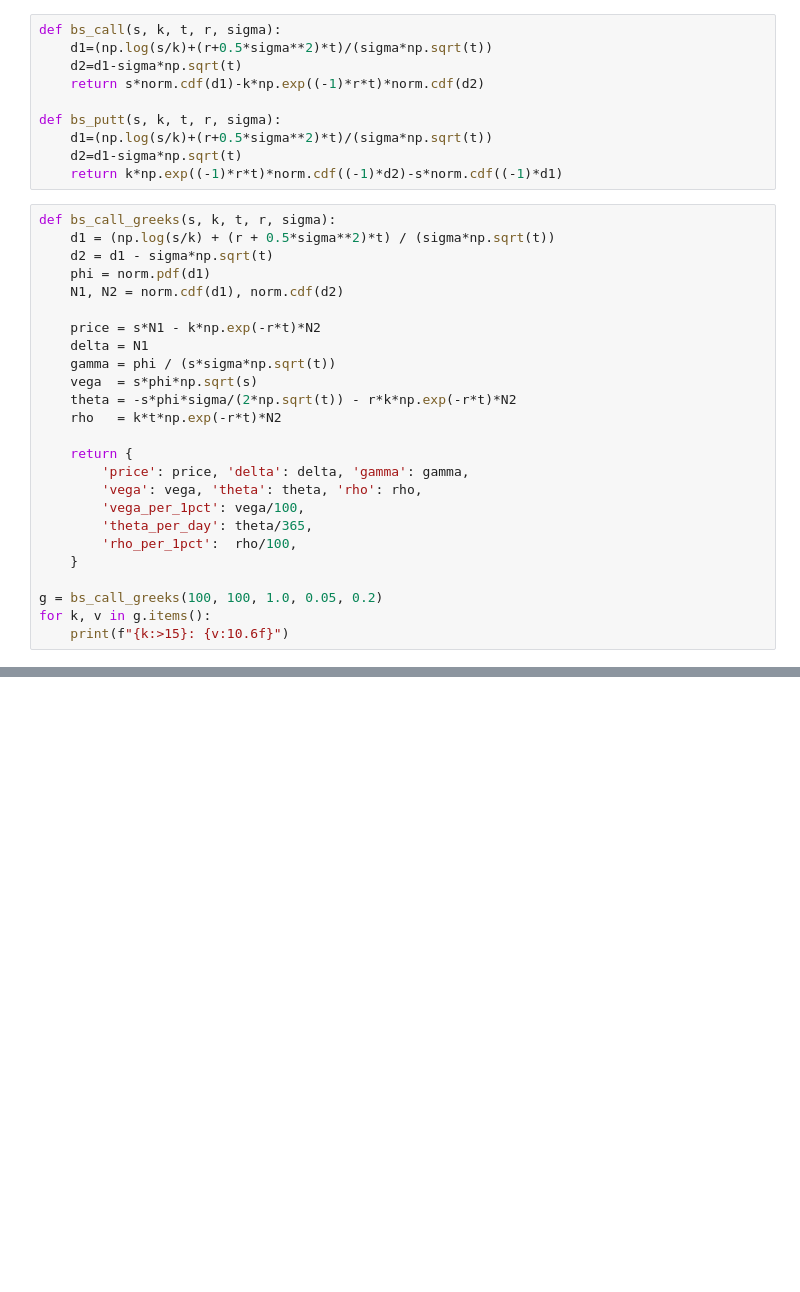
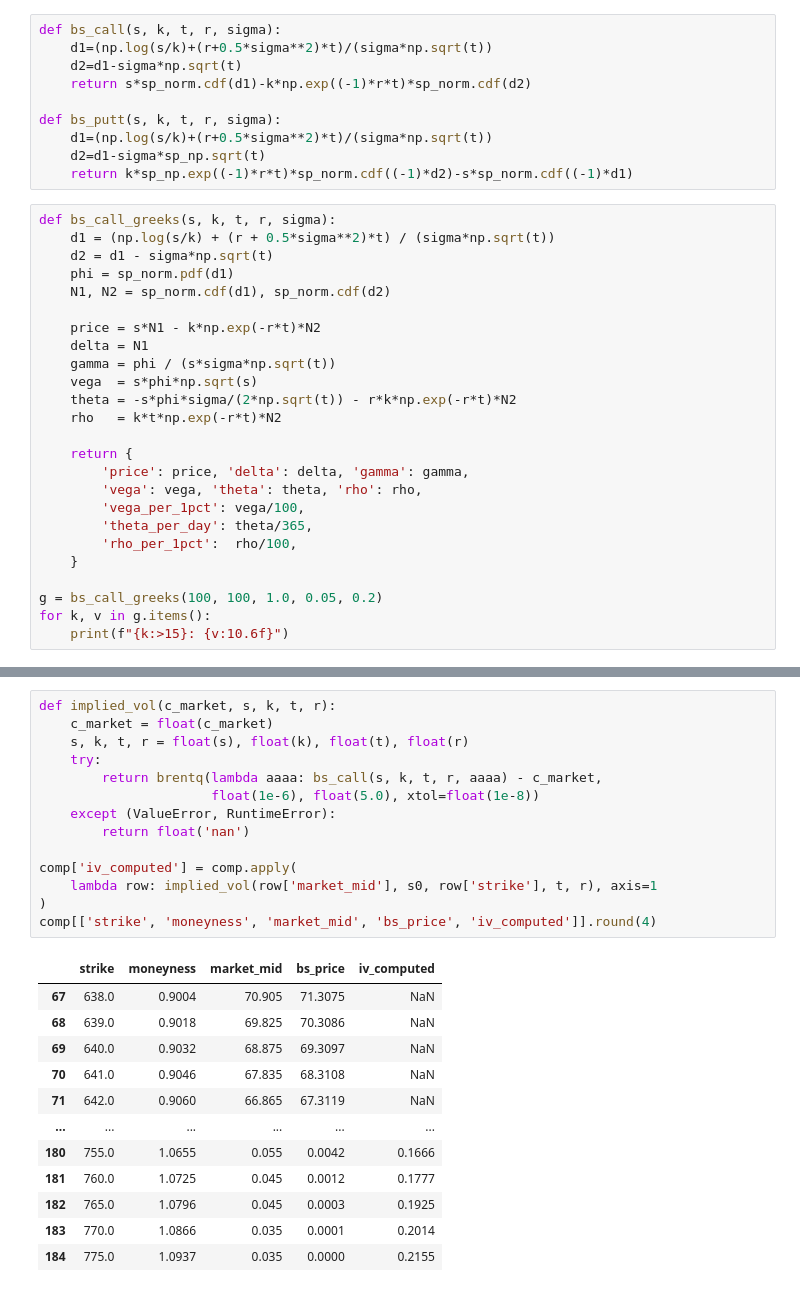
Before and after one commit to radugat150/Progect_Programming_Basics, a Jupyter notebook: black_scholes.ipynb, the cells around one changed output, grey strips where cells are left out. Saved outputs shown, nothing was run; the diff lists cells and outputs as text; blank space fills up the shorter version.

```diff
--- a/black_scholes.ipynb
+++ b/black_scholes.ipynb
@@ -17,18 +33,18 @@ Collecting pandas
 def bs_call(s, k, t, r, sigma):
     d1=(np.log(s/k)+(r+0.5*sigma**2)*t)/(sigma*np.sqrt(t))
     d2=d1-sigma*np.sqrt(t)
-    return s*norm.cdf(d1)-k*np.exp((-1)*r*t)*norm.cdf(d2)
+    return s*sp_norm.cdf(d1)-k*np.exp((-1)*r*t)*sp_norm.cdf(d2)
 
 def bs_putt(s, k, t, r, sigma):
     d1=(np.log(s/k)+(r+0.5*sigma**2)*t)/(sigma*np.sqrt(t))
-    d2=d1-sigma*np.sqrt(t)
-    return k*np.exp((-1)*r*t)*norm.cdf((-1)*d2)-s*norm.cdf((-1)*d1)
+    d2=d1-sigma*sp_np.sqrt(t)
+    return k*sp_np.exp((-1)*r*t)*sp_norm.cdf((-1)*d2)-s*sp_norm.cdf((-1)*d1)
 # %%
 def bs_call_greeks(s, k, t, r, sigma):
     d1 = (np.log(s/k) + (r + 0.5*sigma**2)*t) / (sigma*np.sqrt(t))
     d2 = d1 - sigma*np.sqrt(t)
-    phi = norm.pdf(d1)
-    N1, N2 = norm.cdf(d1), norm.cdf(d2)
+    phi = sp_norm.pdf(d1)
+    N1, N2 = sp_norm.cdf(d1), sp_norm.cdf(d2)
 
     price = s*N1 - k*np.exp(-r*t)*N2
     delta = N1
@@ -116,0 +185,27 @@ comp.round(4)
+# %%
+def implied_vol(c_market, s, k, t, r):
+    c_market = float(c_market)
+    s, k, t, r = float(s), float(k), float(t), float(r)
+    try:
+        return brentq(lambda aaaa: bs_call(s, k, t, r, aaaa) - c_market,
+                      float(1e-6), float(5.0), xtol=float(1e-8))
+    except (ValueError, RuntimeError):
+        return float('nan')
+
+comp['iv_computed'] = comp.apply(
+    lambda row: implied_vol(row['market_mid'], s0, row['strike'], t, r), axis=1
+)
+comp[['strike', 'moneyness', 'market_mid', 'bs_price', 'iv_computed']].round(4)
+# %% [output]
+|  | strike | moneyness | market_mid | bs_price | iv_computed |
+| 67 | 638.0 | 0.9004 | 70.905 | 71.3075 | NaN |
+| 68 | 639.0 | 0.9018 | 69.825 | 70.3086 | NaN |
+| 69 | 640.0 | 0.9032 | 68.875 | 69.3097 | NaN |
+| 70 | 641.0 | 0.9046 | 67.835 | 68.3108 | NaN |
+| 71 | 642.0 | 0.9060 | 66.865 | 67.3119 | NaN |
+| ... | ... | ... | ... | ... | ... |
+| 180 | 755.0 | 1.0655 | 0.055 | 0.0042 | 0.1666 |
+| 181 | 760.0 | 1.0725 | 0.045 | 0.0012 | 0.1777 |
+| 182 | 765.0 | 1.0796 | 0.045 | 0.0003 | 0.1925 |
+| 183 | 770.0 | 1.0866 | 0.035 | 0.0001 | 0.2014 |
+| 184 | 775.0 | 1.0937 | 0.035 | 0.0000 | 0.2155 |
```
Also changed, not shown: parts of 11 cells of this notebook.
